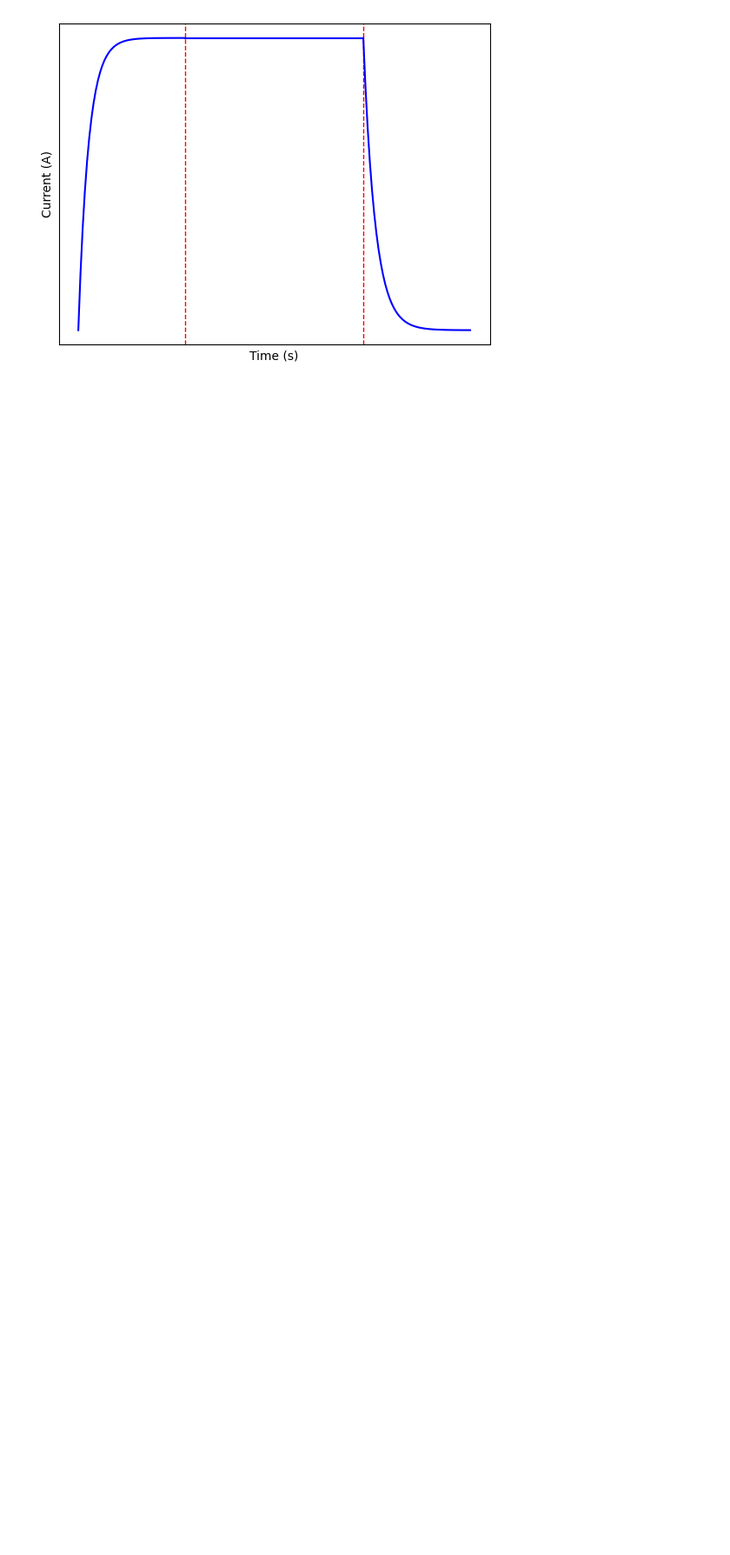
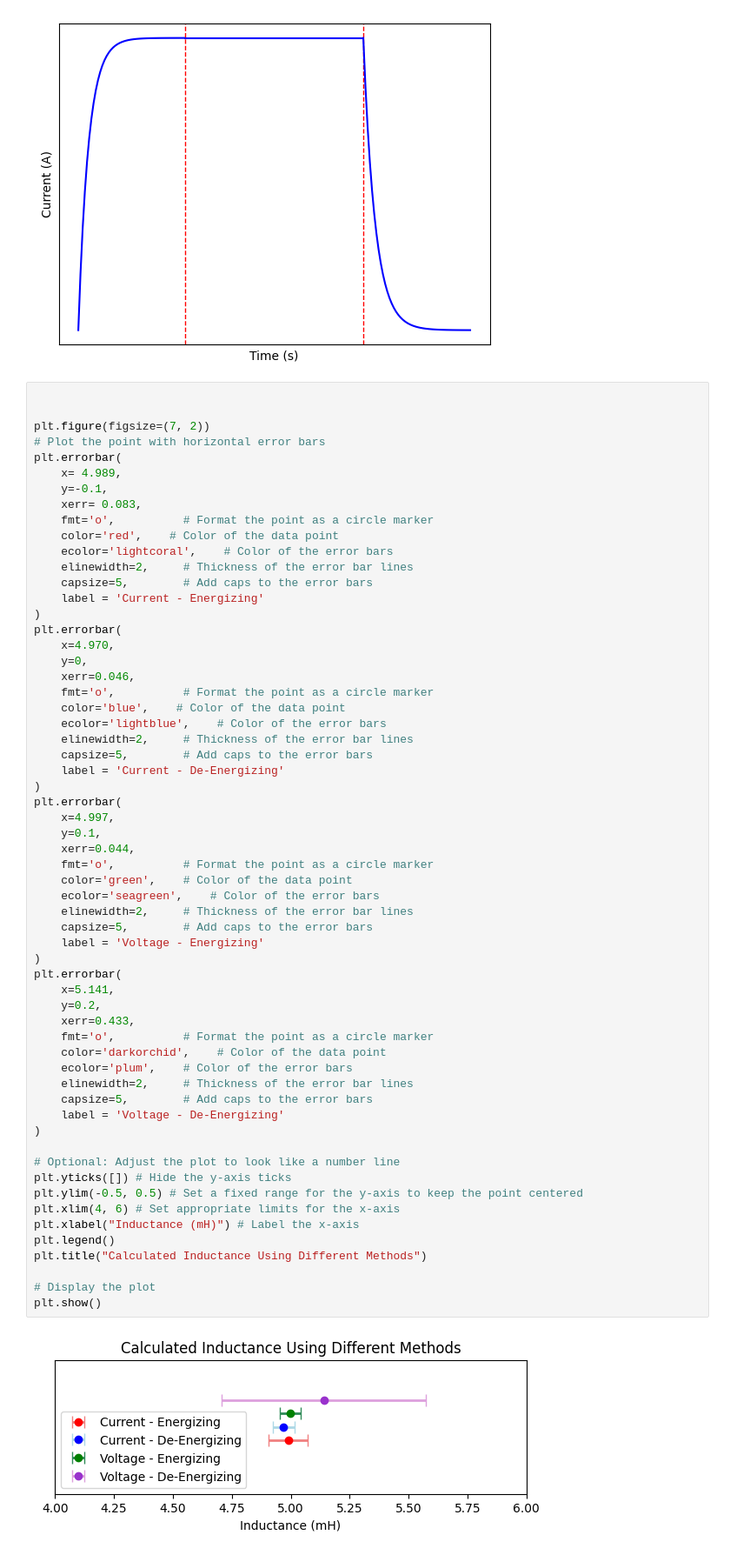
Before and after one commit to wujessica17/inductance, a Jupyter notebook: inductance.ipynb, the cells around one changed output. Shown at 87% size. Saved outputs shown, nothing was run; the diff lists cells and outputs as text; blank space fills up the shorter version.

```diff
--- a/inductance.ipynb
+++ b/inductance.ipynb
@@ -116,3 +128,65 @@ plt.ylabel('Current (A)')
 plt.savefig('./currentdemo')
 # %% [output]
 [figure]
+# %%
+
+
+plt.figure(figsize=(7, 2))
+# Plot the point with horizontal error bars
+plt.errorbar(
+    x= 4.989,
+    y=-0.1,
+    xerr= 0.083,
+    fmt='o',          # Format the point as a circle marker
+    color='red',    # Color of the data point
+    ecolor='lightcoral',    # Color of the error bars
+    elinewidth=2,     # Thickness of the error bar lines
+    capsize=5,        # Add caps to the error bars
+    label = 'Current - Energizing'
+)
+plt.errorbar(
+    x=4.970,
+    y=0,
+    xerr=0.046,
+    fmt='o',          # Format the point as a circle marker
+    color='blue',    # Color of the data point
+    ecolor='lightblue',    # Color of the error bars
+    elinewidth=2,     # Thickness of the error bar lines
+    capsize=5,        # Add caps to the error bars
+    label = 'Current - De-Energizing'
+)
+plt.errorbar(
+    x=4.997,
+    y=0.1,
+    xerr=0.044,
+    fmt='o',          # Format the point as a circle marker
+    color='green',    # Color of the data point
+    ecolor='seagreen',    # Color of the error bars
+    elinewidth=2,     # Thickness of the error bar lines
+    capsize=5,        # Add caps to the error bars
+    label = 'Voltage - Energizing'
+)
+plt.errorbar(
+    x=5.141,
+    y=0.2,
+    xerr=0.433,
+    fmt='o',          # Format the point as a circle marker
+    color='darkorchid',    # Color of the data point
+    ecolor='plum',    # Color of the error bars
+    elinewidth=2,     # Thickness of the error bar lines
+    capsize=5,        # Add caps to the error bars
+    label = 'Voltage - De-Energizing'
+)
+
+# Optional: Adjust the plot to look like a number line
+plt.yticks([]) # Hide the y-axis ticks
+plt.ylim(-0.5, 0.5) # Set a fixed range for the y-axis to keep the point centered
+plt.xlim(4, 6) # Set appropriate limits for the x-axis
+plt.xlabel("Inductance (mH)") # Label the x-axis
+plt.legend()
+plt.title("Calculated Inductance Using Different Methods")
+
+# Display the plot
+plt.show()
+# %% [output]
+[figure, added]
```
Also changed, not shown: parts of 3 cells of this notebook.
